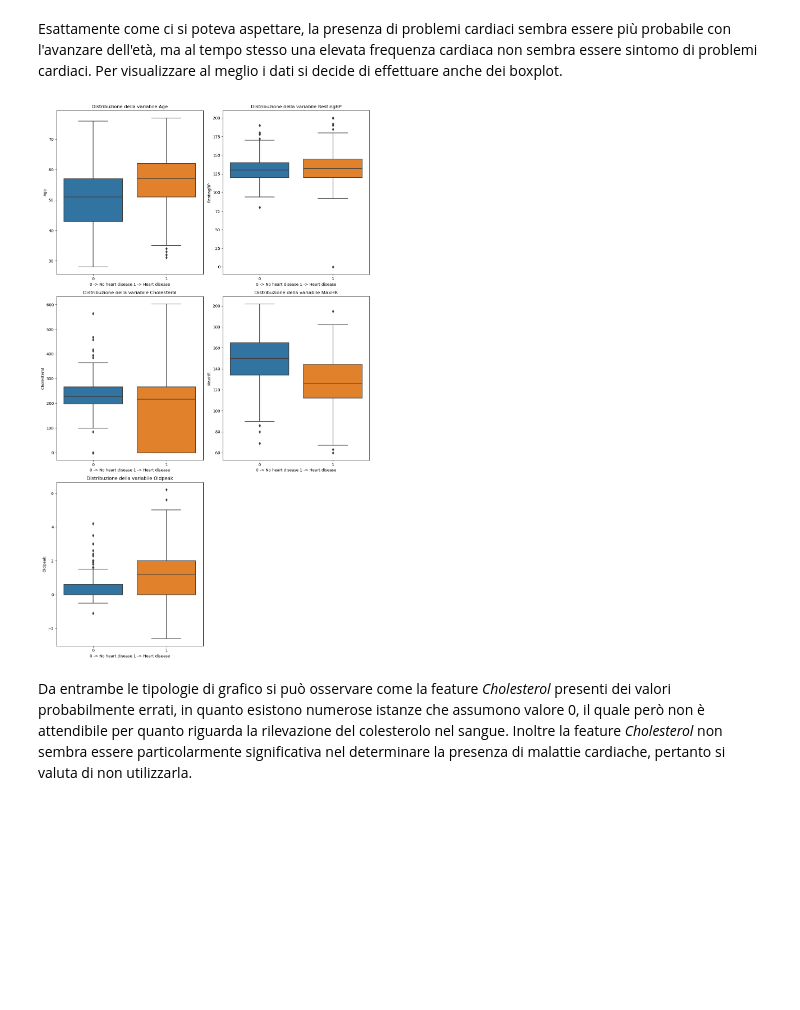
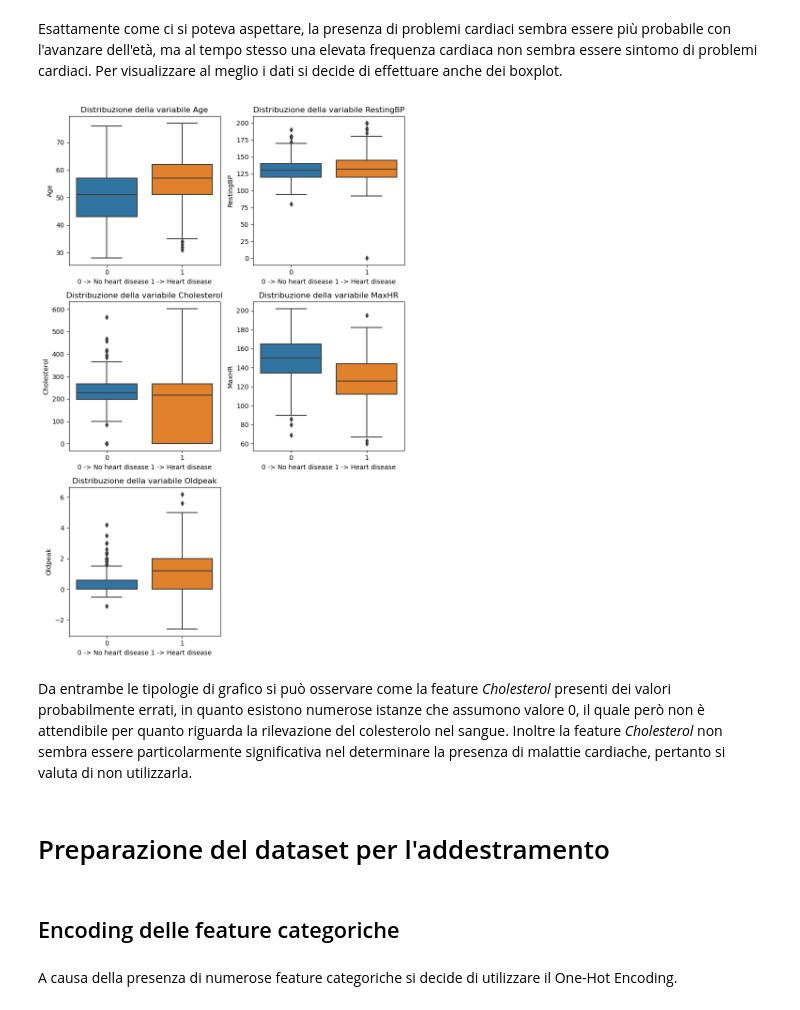
Before and after one commit to Orbmad/Data_Intensive_project, a Jupyter notebook: heart_failure_prediction.ipynb, the cells around one changed output. Saved outputs shown, nothing was run; the diff lists cells and outputs as text; code cells hidden in the pictures; blank space fills up the shorter version.

Commit message:
Added One hot encoding and dataset split

```diff
--- a/heart_failure_prediction.ipynb
+++ b/heart_failure_prediction.ipynb
@@ -284,7 +284,7 @@ plt.show()
 # %% [markdown]
 Esattamente come ci si poteva aspettare, la presenza di problemi cardiaci sembra essere più probabile con l'avanzare dell'età, ma al tempo stesso una elevata frequenza cardiaca non sembra essere sintomo di problemi cardiaci. Per visualizzare al meglio i dati si decide di effettuare anche dei boxplot.
 # %%
-fig, ax = plt.subplots(nrows=3, ncols=2, figsize=(12, 20))
+fig, ax = plt.subplots(nrows=3, ncols=2, figsize=(8, 12))
 
 # Age Boxplot
 feature_name = "Age"
@@ -299,33 +299,39 @@ sns.boxplot(x="HeartDisease", y=feature_name, data=dataset, ax=ax[0, 1])
 ax[0,1].set_xlabel("0 -> No heart disease 1 -> Heart disease")
 ax[0,1].set_ylabel(feature_name)
 ax[0,1].set_title(f"Distribuzione della variabile {feature_name}")
 
 # Cholesterol Boxplot
 feature_name = "Cholesterol"
 sns.boxplot(x="HeartDisease", y=feature_name, data=dataset, ax=ax[1, 0])
 ax[1,0].set_xlabel("0 -> No heart disease 1 -> Heart disease")
 ax[1,0].set_ylabel(feature_name)
 ax[1,0].set_title(f"Distribuzione della variabile {feature_name}")
 
 # MaxHR Boxplot
 feature_name = "MaxHR"
 sns.boxplot(x="HeartDisease", y=feature_name, data=dataset, ax=ax[1, 1])
 ax[1,1].set_xlabel("0 -> No heart disease 1 -> Heart disease")
 ax[1,1].set_ylabel(feature_name)
 ax[1,1].set_title(f"Distribuzione della variabile {feature_name}")
 
 # Oldpeak Boxplot
 feature_name = "Oldpeak"
 sns.boxplot(x="HeartDisease", y=feature_name, data=dataset, ax=ax[2, 0])
 ax[2,0].set_xlabel("0 -> No heart disease 1 -> Heart disease")
 ax[2,0].set_ylabel(feature_name)
 ax[2,0].set_title(f"Distribuzione della variabile {feature_name}")
 
 ax[2,1].set_visible(False)
 
 plt.tight_layout()
 plt.show()
 # %% [output]
-[figure, old version]
+[figure, new version]
 # %% [markdown]
 Da entrambe le tipologie di grafico si può osservare come la feature *Cholesterol* presenti dei valori probabilmente errati, in quanto esistono numerose istanze che assumono valore 0, il quale però non è attendibile per quanto riguarda la rilevazione del colesterolo nel sangue. Inoltre la feature *Cholesterol* non sembra essere particolarmente significativa nel determinare la presenza di malattie cardiache, pertanto si valuta di non utilizzarla.
+# %% [markdown]
+# Preparazione del dataset per l'addestramento
+# %% [markdown]
+## Encoding delle feature categoriche
+# %% [markdown]
+A causa della presenza di numerose feature categoriche si decide di utilizzare il One-Hot Encoding.
```
Also changed, not shown: parts of 6 cells of this notebook.
